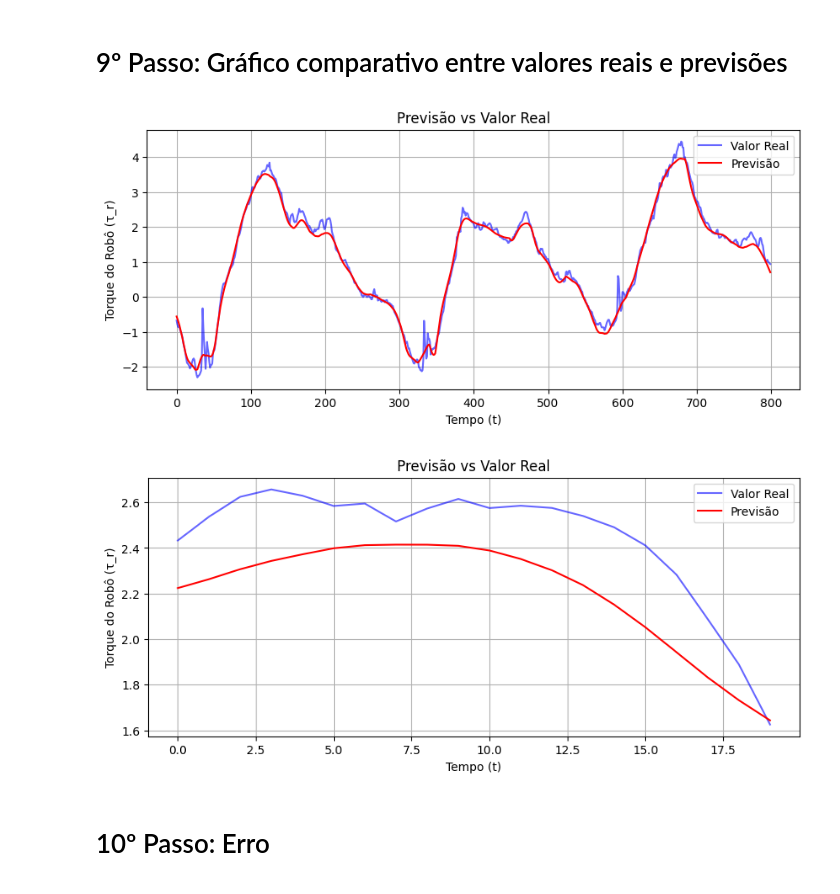
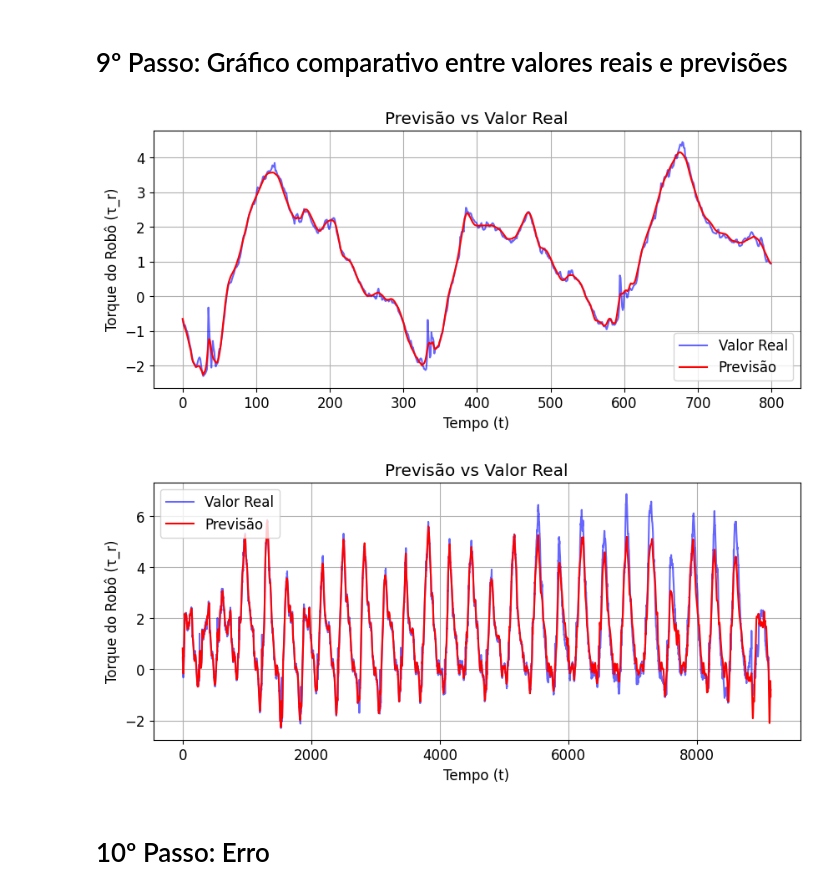
Before and after one commit to EricRibeiroAlves/Interacao-Humano-Robo, a Jupyter notebook: Codigo/[AP_T]_Eric_Modelo_LSTM.ipynb, the cells around one changed output. Drawn from its saved outputs; the diff is of its cells as text; code cells hidden in the pictures.

```diff
--- a/Codigo/[AP_T]_Eric_Modelo_LSTM.ipynb
+++ b/Codigo/[AP_T]_Eric_Modelo_LSTM.ipynb
@@ -65,12 +77,6 @@ data = data.loc[data['R_w_l'] != 0]
 # %%
 Ka = 200  # Rigidez do acessório
 Ba = 10   # Amortecimento do acessório
-# Dados de Bh (por fase)
-Bh_values = np.array([2, 1.2, 1.2, 4, 1.5])  # Exemplo para 5 fases
-
 # Calcule τi e sua derivada
 data['tau_i'] = Ka * (data['R_t_p'] - data['R_t_l']) + Ba * (data['R_w_p'] - data['R_w_l'])
 data['d_tau_i'] = np.gradient(data['tau_i']) / np.gradient(data['t'])
-
-# Calcule τr_desejado (para cada fase)
-data['tau_r_desejado'] = -data['tau_i'] - (Bh_values / Ba) * data['d_tau_i']
@@ -146,7 +168,7 @@ Model: "sequential_1"
 # %%
 history = model_lstm.fit(
     X_train, y_train,
-    epochs=64,
+    epochs=256,
     batch_size=32,
     validation_split=0.4,
     verbose = 1
@@ -206,21 +228,21 @@ plt.show()
 # %%
 def plot_predictions(y_true, y_pred, title='Previsão vs Valor Real'):
     plt.figure(figsize=(10, 4))
     plt.plot(y_true.flatten(), label='Valor Real', color='blue', alpha=0.6)
     plt.plot(y_pred.flatten(), label='Previsão', color='red', linestyle='-', alpha=1)
     plt.title(title)
     plt.xlabel('Tempo (t)')
     plt.ylabel('Torque do Robô (τ_r)')
     plt.legend()
     plt.grid(True)
     plt.show()
 
 # Exibir previsões vs valores reais para uma parte do dataset
 plot_predictions(y_train_rescaled[1500:2300], y_pred[1500:2300])
-plot_predictions(y_train_rescaled[400:420], y_pred[400:420])
+plot_predictions(y_train_rescaled[:], y_pred[:])
 # %% [output]
-[figure, old version]
+[figure, new version]
-[figure, old version]
+[figure, new version]
 # %% [markdown]
 # 10º Passo: Erro
 # %%
```
Also changed, not shown: parts of 13 cells of this notebook.
